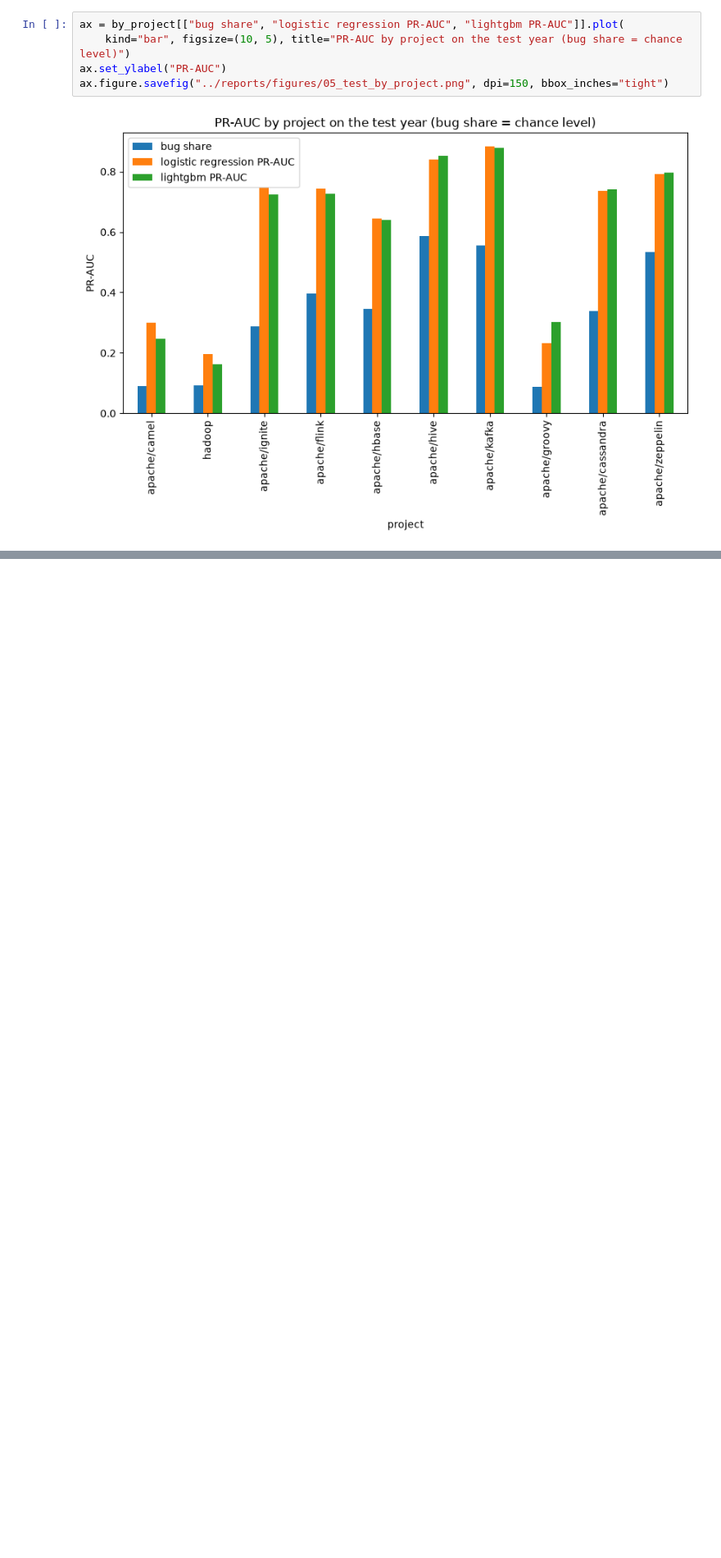
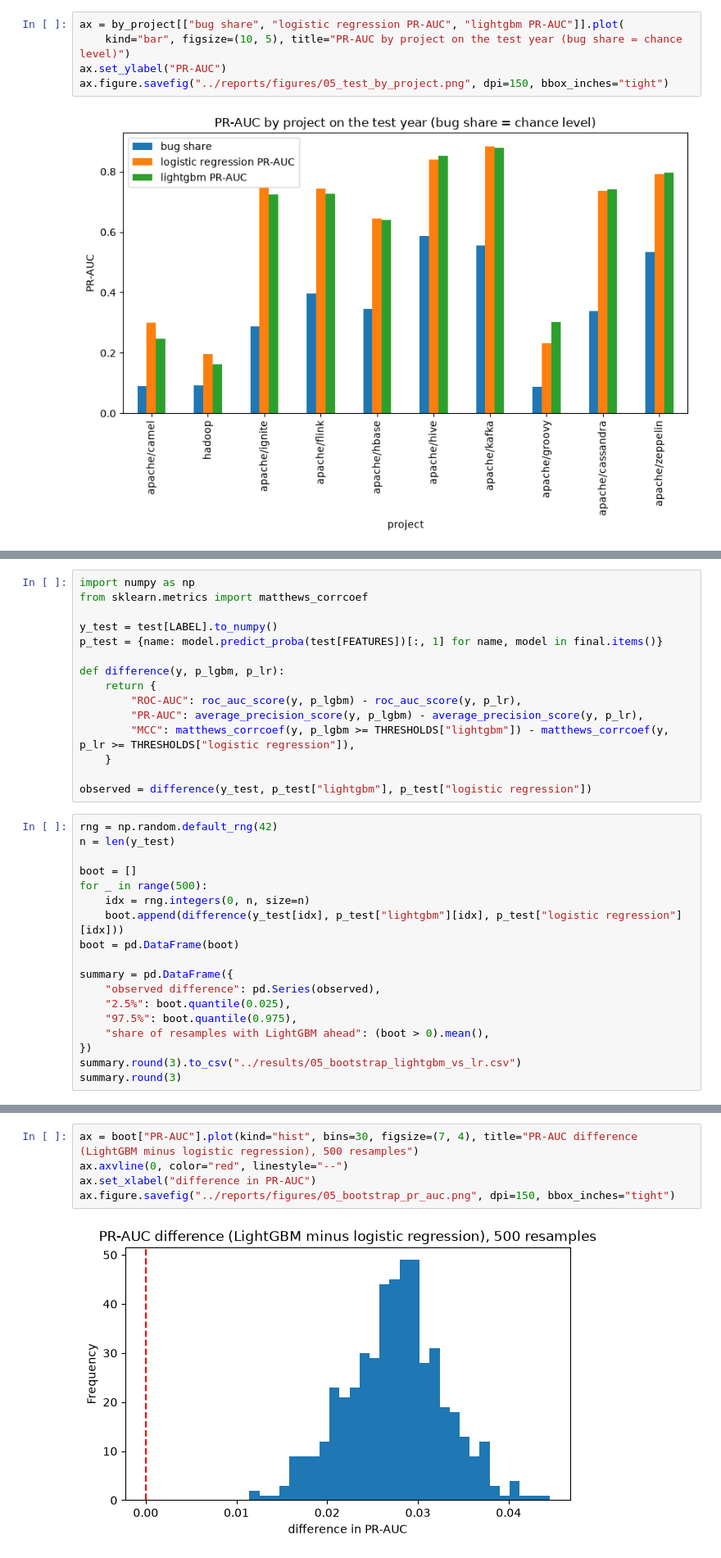
Before and after one commit to hangelaa/commit-wise, a Jupyter notebook: notebooks/05_final_test.ipynb, the cells around one changed output, grey strips where cells are left out. Shown at 82% size. Saved outputs shown, nothing was run; the diff lists cells and outputs as text; blank space fills up the shorter version.

Commit message:
Add final evaluation, bootstrap comparison and restore tuning files

```diff
--- a/notebooks/05_final_test.ipynb
+++ b/notebooks/05_final_test.ipynb
@@ -126,0 +133,33 @@ ax.figure.savefig("../reports/figures/05_test_by_project.png", dpi=150, bbox_inc
+# %%
+import numpy as np
+from sklearn.metrics import matthews_corrcoef
+
+y_test = test[LABEL].to_numpy()
+p_test = {name: model.predict_proba(test[FEATURES])[:, 1] for name, model in final.items()}
+
+def difference(y, p_lgbm, p_lr):
+    return {
+        "ROC-AUC": roc_auc_score(y, p_lgbm) - roc_auc_score(y, p_lr),
+        "PR-AUC": average_precision_score(y, p_lgbm) - average_precision_score(y, p_lr),
+        "MCC": matthews_corrcoef(y, p_lgbm >= THRESHOLDS["lightgbm"]) - matthews_corrcoef(y, p_lr >= THRESHOLDS["logistic regression"]),
+    }
+
+observed = difference(y_test, p_test["lightgbm"], p_test["logistic regression"])
+# %%
+rng = np.random.default_rng(42)
+n = len(y_test)
+
+boot = []
+for _ in range(500):
+    idx = rng.integers(0, n, size=n)
+    boot.append(difference(y_test[idx], p_test["lightgbm"][idx], p_test["logistic regression"][idx]))
+boot = pd.DataFrame(boot)
+
+summary = pd.DataFrame({
+    "observed difference": pd.Series(observed),
+    "2.5%": boot.quantile(0.025),
+    "97.5%": boot.quantile(0.975),
+    "share of resamples with LightGBM ahead": (boot > 0).mean(),
+})
+summary.round(3).to_csv("../results/05_bootstrap_lightgbm_vs_lr.csv")
+summary.round(3)
@@ -126,0 +171,7 @@ ax.figure.savefig("../reports/figures/05_test_by_project.png", dpi=150, bbox_inc
+# %%
+ax = boot["PR-AUC"].plot(kind="hist", bins=30, figsize=(7, 4), title="PR-AUC difference (LightGBM minus logistic regression), 500 resamples")
+ax.axvline(0, color="red", linestyle="--")
+ax.set_xlabel("difference in PR-AUC")
+ax.figure.savefig("../reports/figures/05_bootstrap_pr_auc.png", dpi=150, bbox_inches="tight")
+# %% [output]
+[figure, added]
```
Also changed, not shown: parts of 5 cells of this notebook, 7 other files.
